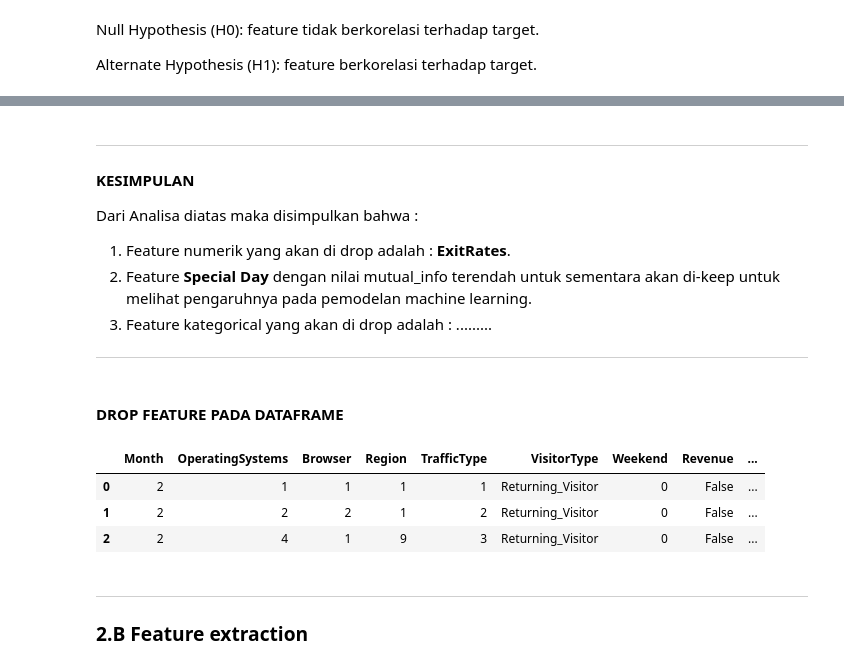
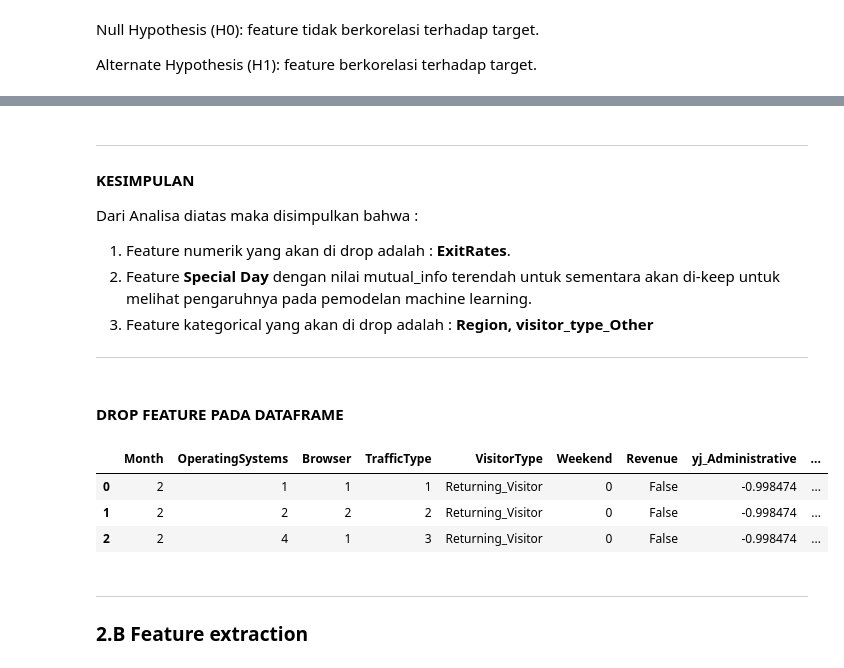
Before and after one commit to rahmars18/FinalProject, a Jupyter notebook: Pre_Processing.ipynb, the cells around one changed output, grey strips where cells are left out. Cells and saved outputs as stored; diff of their text form; code cells hidden in the pictures.

```diff
--- a/Pre_Processing.ipynb
+++ b/Pre_Processing.ipynb
@@ -854,7 +873,7 @@ chi_scores = chi2(X[dcats],y)
 Dari Analisa diatas maka disimpulkan bahwa : <br>
 1. Feature numerik yang akan di drop adalah : **ExitRates**. <br>
 2. Feature **Special Day** dengan nilai mutual_info terendah untuk sementara akan di-keep untuk melihat pengaruhnya pada pemodelan machine learning.
-2. Feature kategorical yang akan di drop adalah : .........
+2. Feature kategorical yang akan di drop adalah : **Region, visitor_type_Other**
 
 
 
@@ -863,14 +882,14 @@ Dari Analisa diatas maka disimpulkan bahwa : <br>
 #### **DROP FEATURE PADA DATAFRAME**
 # %%
 # droping features
-df_select = df_ol_shop_feature_encoding.drop(['yj_ExitRates'], axis=1)
+df_select = df_ol_shop_feature_encoding.drop(['yj_ExitRates','Region','visitor_type_Other'], axis=1)
 
 df_select.head(3)
 # %% [output]
-|  | Month | OperatingSystems | Browser | Region | TrafficType | VisitorType | Weekend | Revenue | ... |
-| 0 | 2 | 1 | 1 | 1 | 1 | Returning_Visitor | 0 | False | ... |
-| 1 | 2 | 2 | 2 | 1 | 2 | Returning_Visitor | 0 | False | ... |
-| 2 | 2 | 4 | 1 | 9 | 3 | Returning_Visitor | 0 | False | ... |
+|  | Month | OperatingSystems | Browser | TrafficType | VisitorType | Weekend | Revenue | yj_Administrative | ... |
+| 0 | 2 | 1 | 1 | 1 | Returning_Visitor | 0 | False | -0.998474 | ... |
+| 1 | 2 | 2 | 2 | 2 | Returning_Visitor | 0 | False | -0.998474 | ... |
+| 2 | 2 | 4 | 1 | 3 | Returning_Visitor | 0 | False | -0.998474 | ... |
 # %% [markdown]
 ***
 ### **2.B Feature extraction**
```
Also changed, not shown: parts of 24 cells of this notebook, 1 other file.
